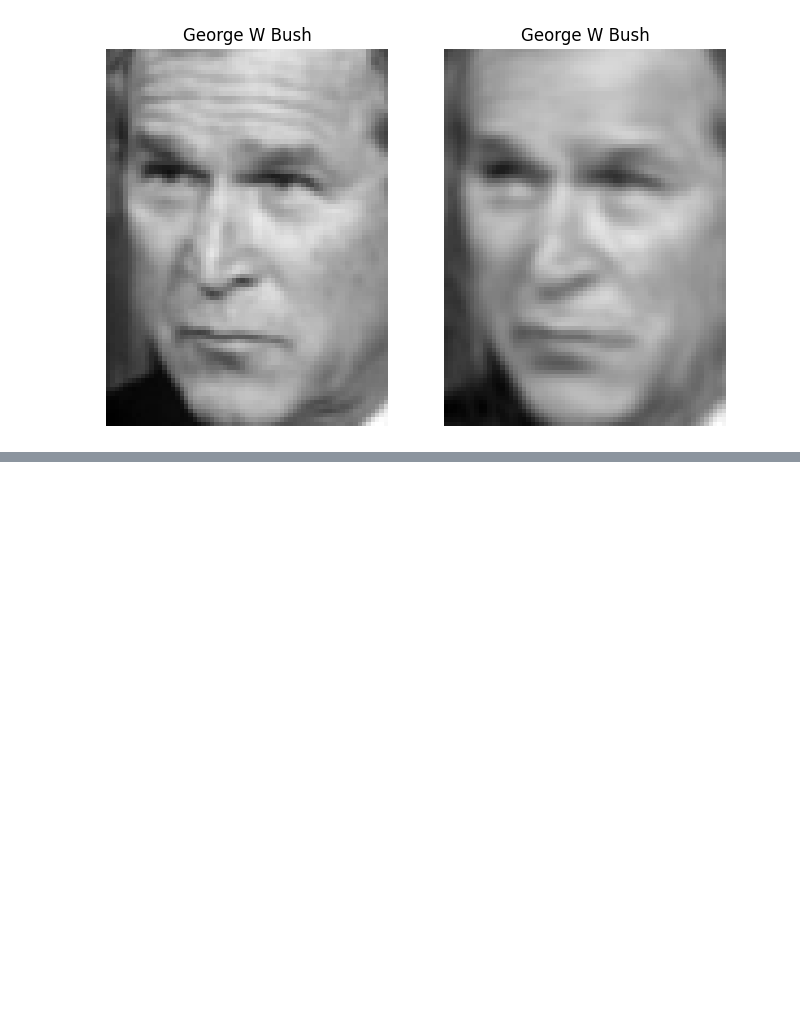
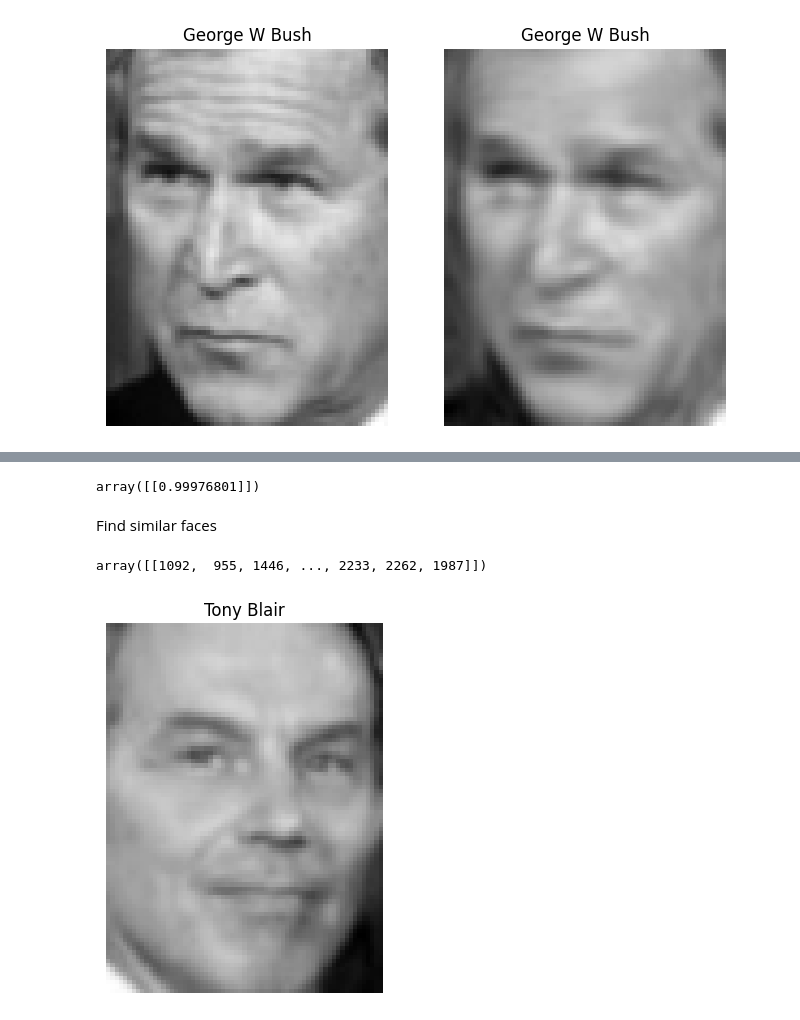
Before and after one commit to stevengregori92/DimensionalityReduction, a Jupyter notebook: Feature_Extraction_on_Image.ipynb, the cells around one changed output, grey strips where cells are left out. Saved outputs shown, nothing was run; the diff lists cells and outputs as text; code cells hidden in the pictures; blank space fills up the shorter version.

```diff
--- a/Feature_Extraction_on_Image.ipynb
+++ b/Feature_Extraction_on_Image.ipynb
@@ -122,0 +139,6 @@ plt.axis('off');
+# %%
+cosine_similarity(h1, s2)
+# %% [output]
+array([[0.99976801]])
+# %% [markdown]
+Find similar faces
@@ -122,0 +147,11 @@ plt.axis('off');
+# %%
+sim.argsort()
+# %% [output]
+array([[1092,  955, 1446, ..., 2233, 2262, 1987]])
+# %%
+idx=1092
+plt.imshow(X_train[idx].reshape(87,65), cmap='gray')
+plt.title(y_train[idx])
+plt.axis('off');
+# %% [output]
+[figure, added]
```
Also changed, not shown: parts of 11 cells of this notebook.
